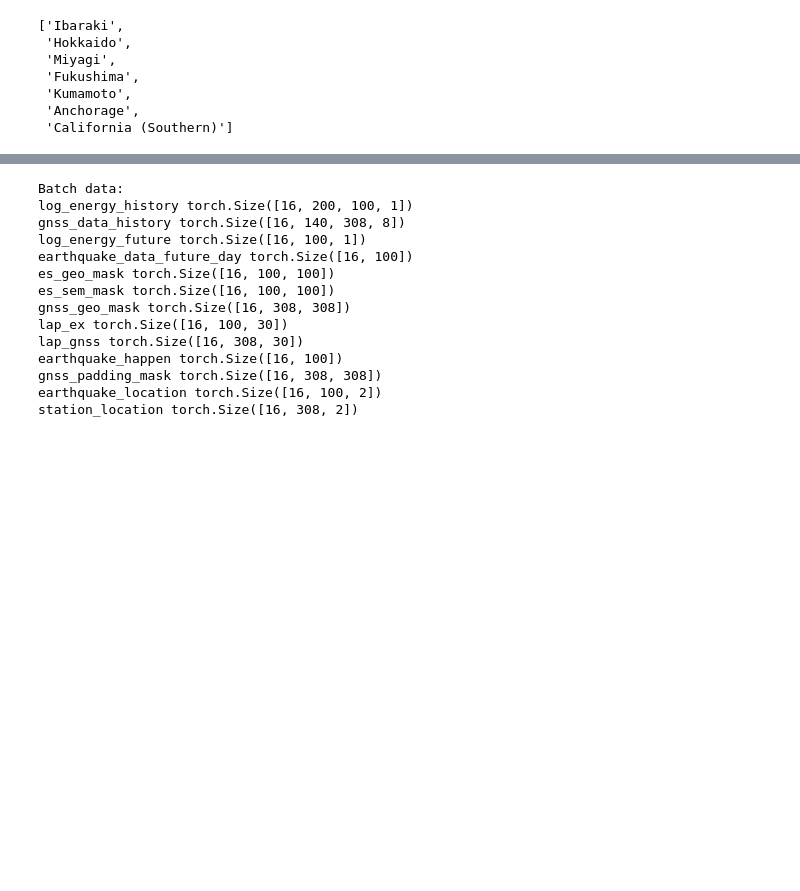
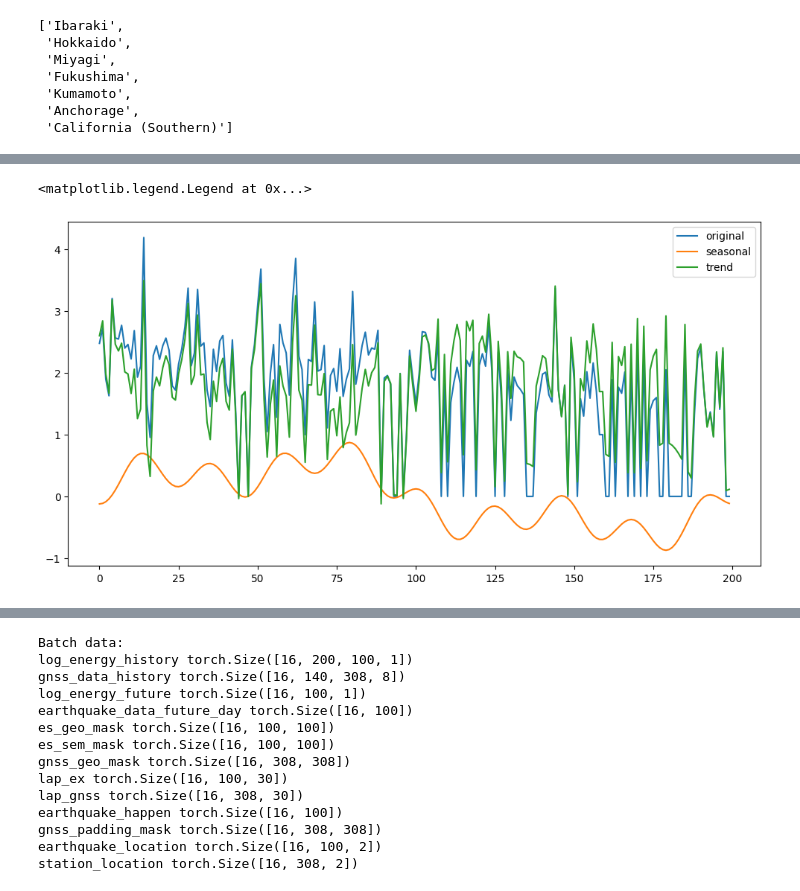
Before and after one commit to lhhhappy/Earthquake_predictor, a Jupyter notebook: dataset/dataset_test.ipynb, the cells around one changed output, grey strips where cells are left out. Drawn from its saved outputs; the diff is of its cells as text; code cells hidden in the pictures; blank space fills up the shorter version.

```diff
--- a/dataset/dataset_test.ipynb
+++ b/dataset/dataset_test.ipynb
@@ -92,5 +112,7 @@ dataset_California = EarthquakeGNSSDataset(area=area,earthquake_data=earthquake_
                                 lape_dim=lape_dim,station_dict_use = station_dict_use,earthquake_dict_use = earthquake_dict_use,
                                 window_size=window_size,forecast_horizon=forecast_horizon,earthquake_threshold=4,missing_threshold=5,earthquake_catalog_window=earthquake_catalog_window)
 # %%
-data = dataset_California[5382]
-log_en_results = data["log_energy_history"].numpy()[:,1,0]
+T = 1000
+station = 30
+data = dataset[T]
+log_en_results = data["log_energy_history"].numpy()[:,station,0]
@@ -120,2 +119,15 @@ x_season, x_trend = dft(x)
+# %%
+dft = DFT_series_decomp(top_k=4)
+x = torch.tensor(log_en_results, dtype=torch.float32)
+x_season, x_trend = dft(x)
+# %%
+plt.figure(figsize=(12,6))
+plt.plot(x,label = "original")
+plt.plot(x_season,label = "seasonal")
+plt.plot(x_trend,label = "trend")
+plt.legend()
+# %% [output]
+<matplotlib.legend.Legend at 0x...>
+[figure, added]
 # %%
 sns.heatmap(data["es_sem_mask"].numpy())
```
Also changed, not shown: parts of 13 cells of this notebook, 11 other files.
